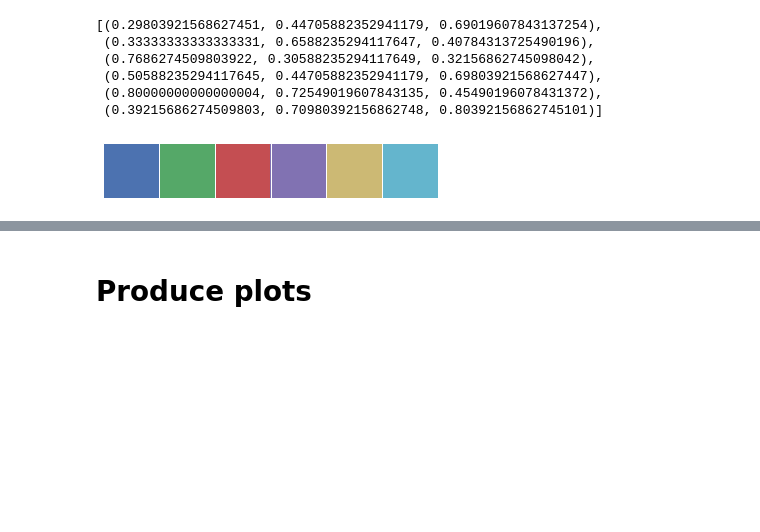
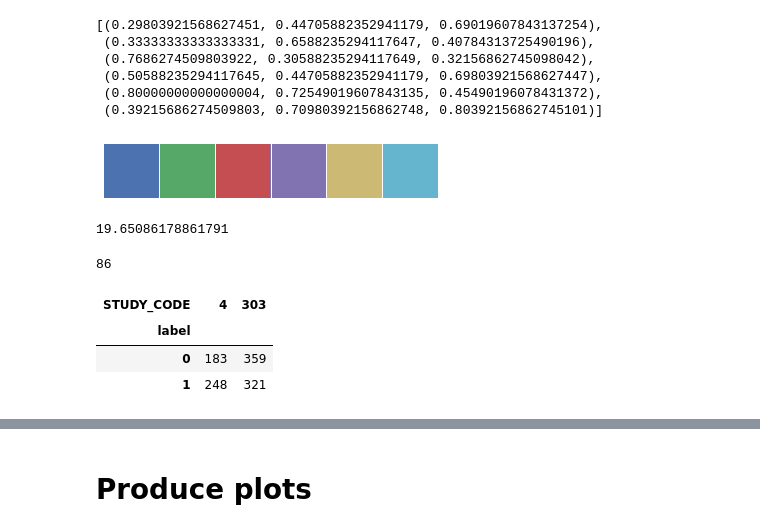
Before and after one commit to jzhao0802/ferring, a Jupyter notebook: 00_raw_data_processing/data_exploration/03_get_info_for_sprint_1.2_gate_1_meeting.ipynb, the cells around one changed output, grey strips where cells are left out. Drawn from its saved outputs; the diff is of its cells as text; code cells hidden in the pictures; blank space fills up the shorter version.

```diff
--- a/00_raw_data_processing/data_exploration/03_get_info_for_sprint_1.2_gate_1_meeting.ipynb
+++ b/00_raw_data_processing/data_exploration/03_get_info_for_sprint_1.2_gate_1_meeting.ipynb
@@ -89,0 +93,8 @@ current_palette
+# %%
+df['TIME_DELTA_EX_START_ONSET_LABOUR'].mean()
+# %% [output]
+19.65086178861791
+# %%
+df['TIME_DELTA_EX_START_ONSET_LABOUR'].isnull().sum()
+# %% [output]
+86
@@ -89,0 +104,7 @@ current_palette
+# %%
+df.groupby(['STUDY_CODE', 'label']).size().unstack(0)
+# %% [output]
+| STUDY_CODE | 4 | 303 |
+| label |  |  |
+| 0 | 183 | 359 |
+| 1 | 248 | 321 |
```
Also changed, not shown: parts of 24 cells of this notebook, 2 other files.
